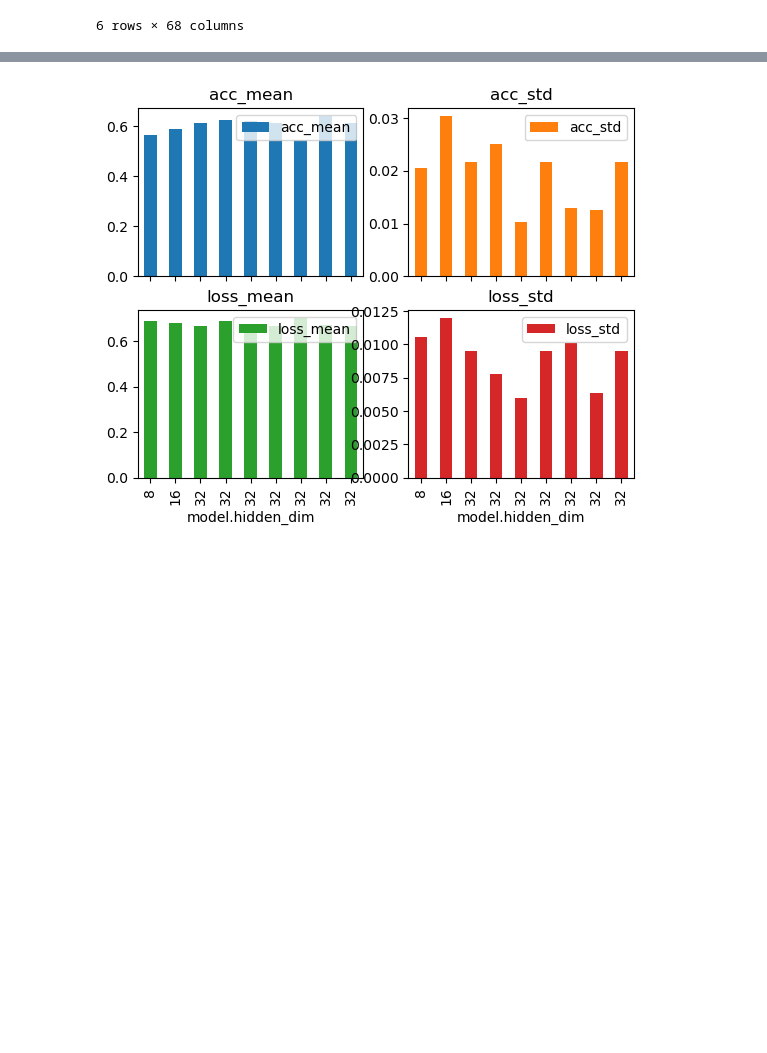
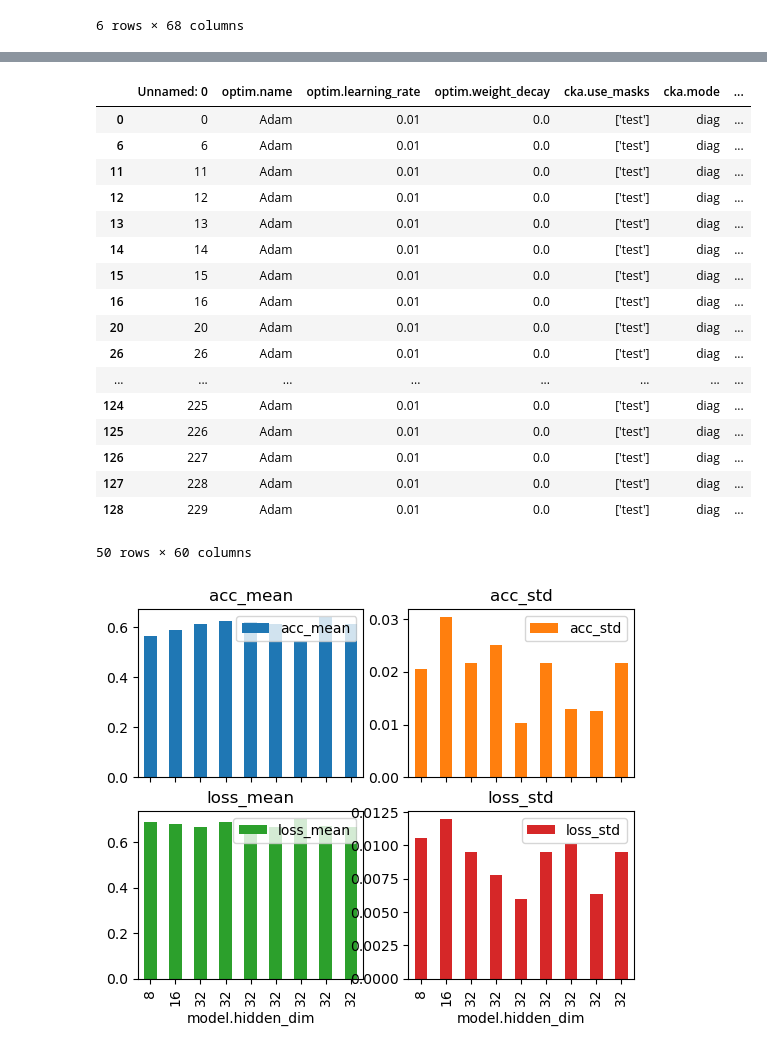
Before and after one commit to Daraniel/gnn-multistability, a Jupyter notebook: notebooks/gather_data.ipynb, the cells around one changed output, grey strips where cells are left out. Cells and saved outputs as stored; diff of their text form; code cells hidden in the pictures; blank space fills up the shorter version.

```diff
--- a/notebooks/gather_data.ipynb
+++ b/notebooks/gather_data.ipynb
@@ -239,6 +379,31 @@ def plot_df(df, index=None):
 df = aids_df
 # df = ptc_fm_df
 # slice = df.loc[(df['model.hidden_dim'] == 8) & (df['model.num_layers'] == 2) & (df['optim.weight_decay'] == 0)]
+# %%
+# slice = df.loc[(df['model'] == 'gat') & (df['model.num_layers'] == 2) & (df['optim.weight_decay'] == 0) & (df['model.hidden_dim'] == 8)]
+# slice = df.loc[(df['model'] == 'gat') & (df['model.num_layers'] == 2) & (df['optim.weight_decay'] == 0)]
+slice = df.loc[(df['model.num_layers'] == 2) & (df['optim.weight_decay'] == 0)]
+# %%
+slice
+# %% [output]
+|  | Unnamed: 0 | optim.name | optim.learning_rate | optim.weight_decay | cka.use_masks | cka.mode | ... |
+| 0 | 0 | Adam | 0.01 | 0.0 | ['test'] | diag | ... |
+| 6 | 6 | Adam | 0.01 | 0.0 | ['test'] | diag | ... |
+| 11 | 11 | Adam | 0.01 | 0.0 | ['test'] | diag | ... |
+| 12 | 12 | Adam | 0.01 | 0.0 | ['test'] | diag | ... |
+| 13 | 13 | Adam | 0.01 | 0.0 | ['test'] | diag | ... |
+| 14 | 14 | Adam | 0.01 | 0.0 | ['test'] | diag | ... |
+| 15 | 15 | Adam | 0.01 | 0.0 | ['test'] | diag | ... |
+| 16 | 16 | Adam | 0.01 | 0.0 | ['test'] | diag | ... |
+| 20 | 20 | Adam | 0.01 | 0.0 | ['test'] | diag | ... |
+| 26 | 26 | Adam | 0.01 | 0.0 | ['test'] | diag | ... |
+| ... | ... | ... | ... | ... | ... | ... | ... |
+| 124 | 225 | Adam | 0.01 | 0.0 | ['test'] | diag | ... |
+| 125 | 226 | Adam | 0.01 | 0.0 | ['test'] | diag | ... |
+| 126 | 227 | Adam | 0.01 | 0.0 | ['test'] | diag | ... |
+| 127 | 228 | Adam | 0.01 | 0.0 | ['test'] | diag | ... |
+| 128 | 229 | Adam | 0.01 | 0.0 | ['test'] | diag | ... |
+50 rows × 60 columns
 # %%
 # for model in df.model:
 #     print(f'showing results for model: {model}')
```
Also changed, not shown: parts of 17 cells of this notebook, 7 other files.
